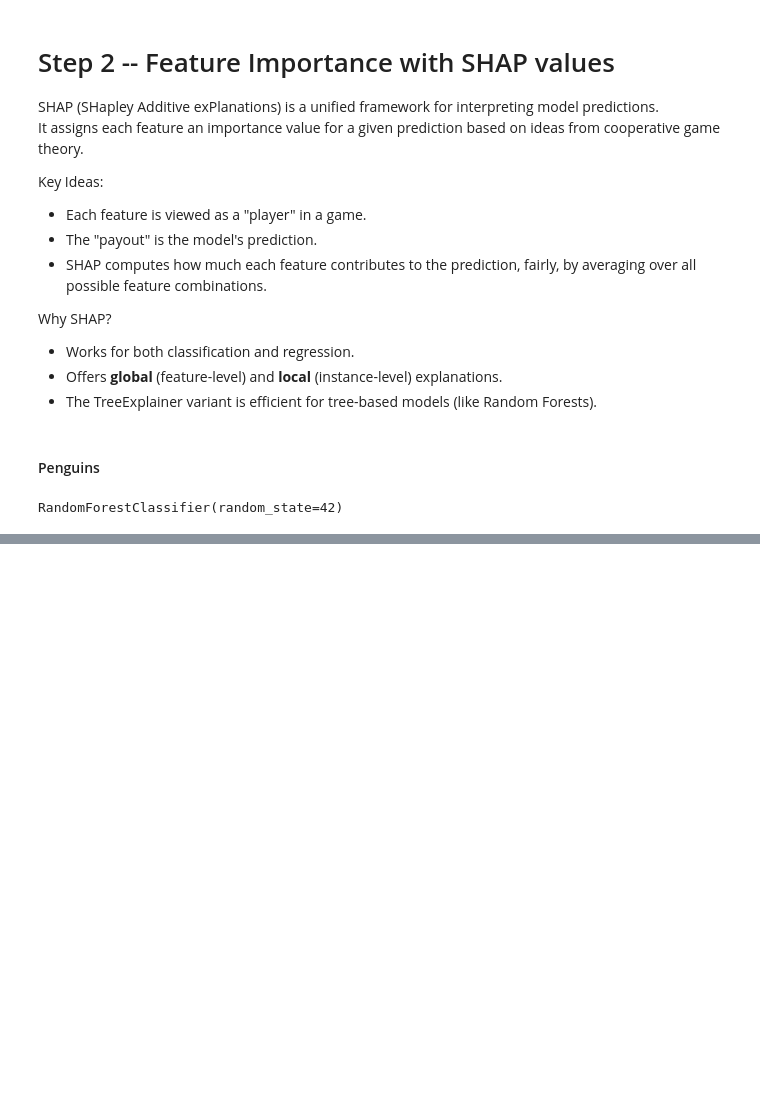
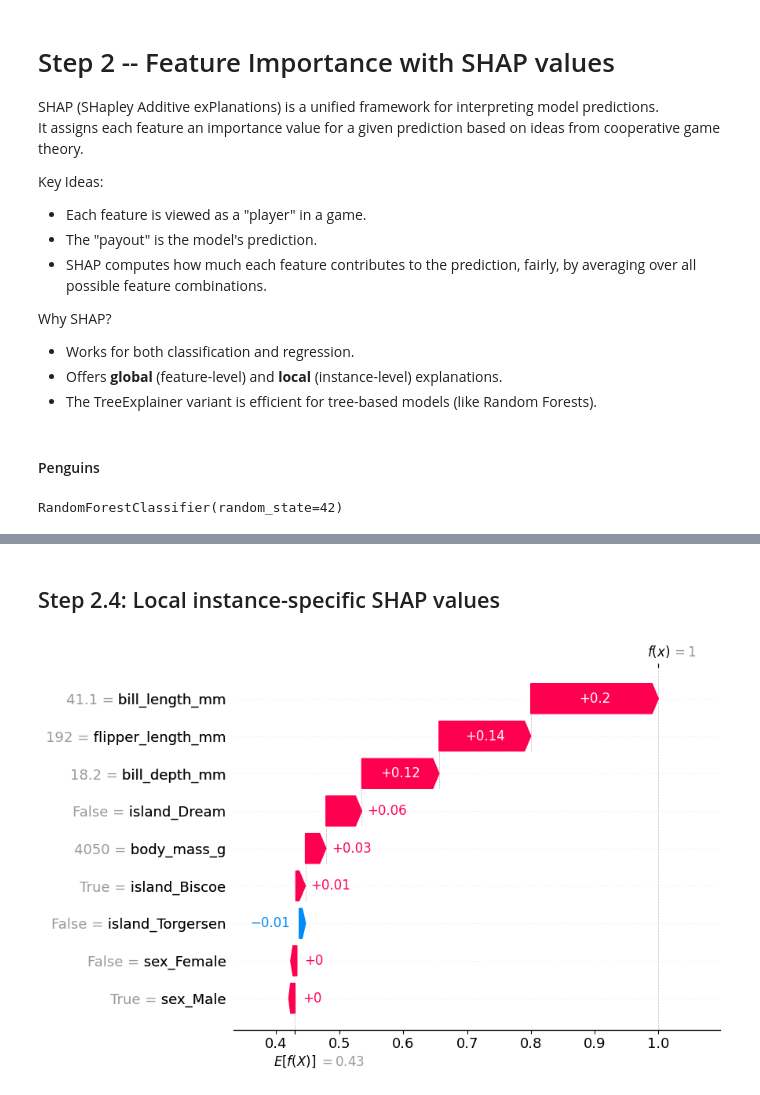
Before and after one commit to KatDost/SummerSchool_FeatureImportance, a Jupyter notebook: 2__feature_importance_with_shap.ipynb, the cells around one changed output, grey strips where cells are left out. Drawn from its saved outputs; the diff is of its cells as text; code cells hidden in the pictures; blank space fills up the shorter version.

```diff
--- a/2__feature_importance_with_shap.ipynb
+++ b/2__feature_importance_with_shap.ipynb
@@ -71,0 +182,10 @@ shap.summary_plot(shap_values, X_test, plot_type="bar", show=True)
+# %% [markdown]
+## Step 2.4: Local instance-specific SHAP values
+# %%
+sample_idx = 4
+class_idx = 0 # (Adelie)
+shap.plots.waterfall(shap.Explanation(values=shap_values[sample_idx, :, class_idx],
+                                      base_values=explainer.expected_value[class_idx],
+                                      data=X_test.iloc[sample_idx]))
+# %% [output]
+[figure, added]
```
Also changed, not shown: parts of 14 cells of this notebook.
